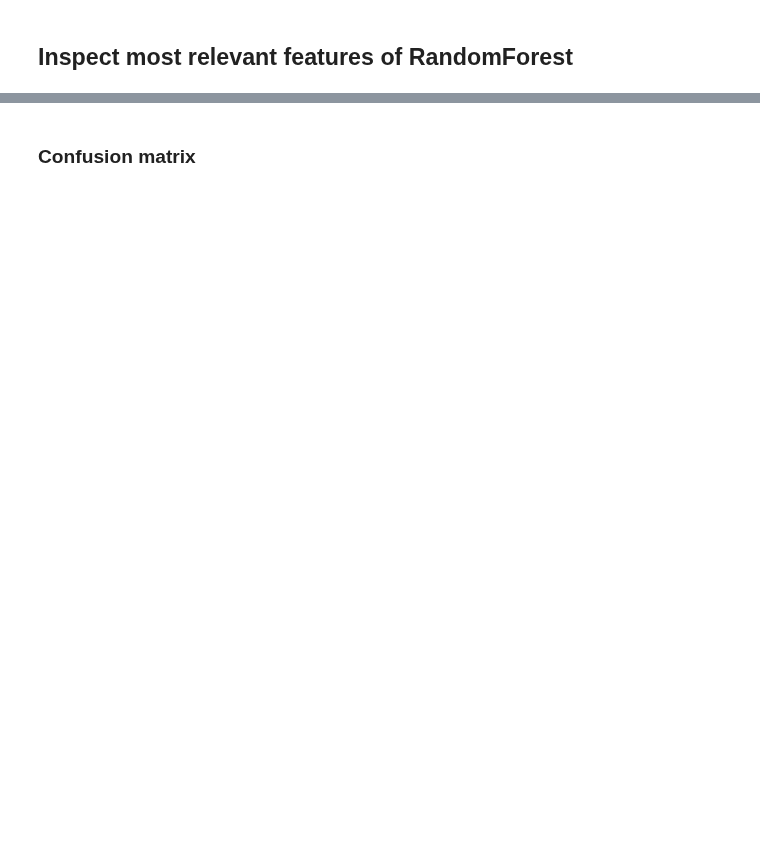
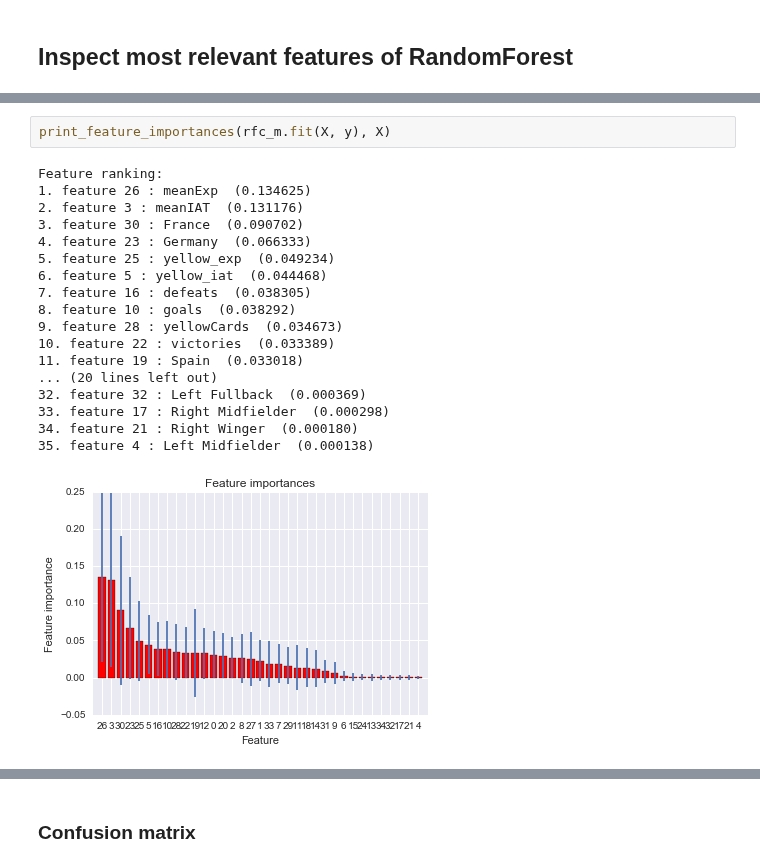
Before and after one commit to PaluchowskiMatthew/ADA-Kepler, a Jupyter notebook: 05 - Applied ML/Applied ML - Learning curve and grid search.ipynb, the cells around one changed output, grey strips where cells are left out. Saved outputs shown, nothing was run; the diff lists cells and outputs as text; blank space fills up the shorter version.

```diff
--- a/05 - Applied ML/Applied ML - Learning curve and grid search.ipynb
+++ b/05 - Applied ML/Applied ML - Learning curve and grid search.ipynb
@@ -488,0 +496,21 @@ Feature ranking:
+# %%
+print_feature_importances(rfc_m.fit(X, y), X)
+# %% [output]
+Feature ranking:
+1. feature 26 : meanExp  (0.134625)
+2. feature 3 : meanIAT  (0.131176)
+3. feature 30 : France  (0.090702)
+4. feature 23 : Germany  (0.066333)
+5. feature 25 : yellow_exp  (0.049234)
+6. feature 5 : yellow_iat  (0.044468)
+7. feature 16 : defeats  (0.038305)
+8. feature 10 : goals  (0.038292)
+9. feature 28 : yellowCards  (0.034673)
+10. feature 22 : victories  (0.033389)
+11. feature 19 : Spain  (0.033018)
+... (20 lines left out)
+32. feature 32 : Left Fullback  (0.000369)
+33. feature 17 : Right Midfielder  (0.000298)
+34. feature 21 : Right Winger  (0.000180)
+35. feature 4 : Left Midfielder  (0.000138)
+[figure, added]
```
Also changed, not shown: parts of 68 cells of this notebook.
